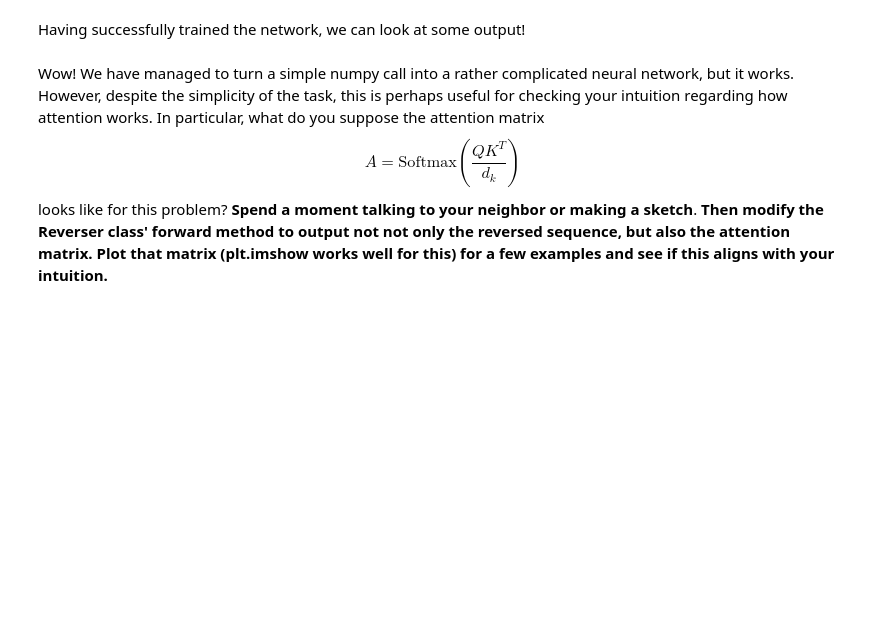
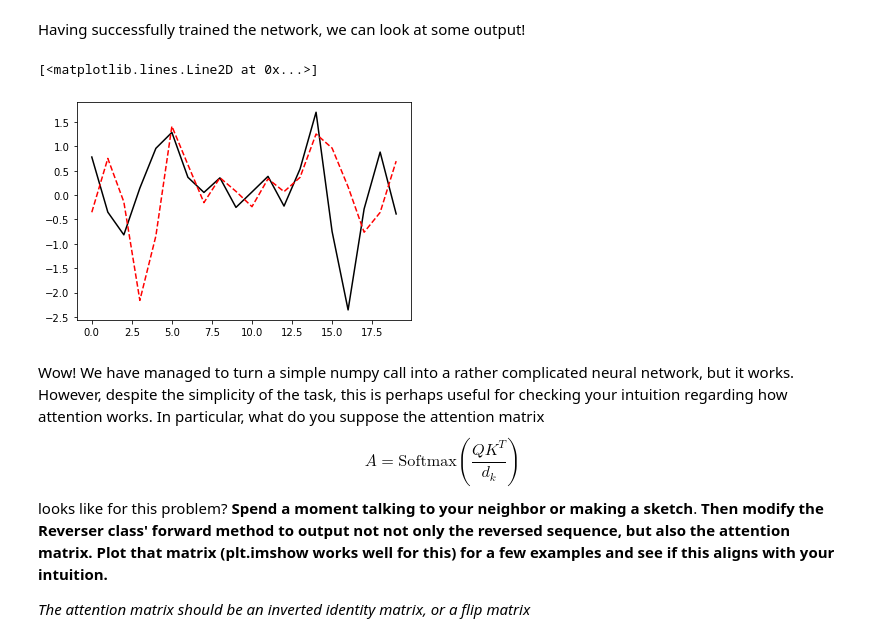
Before and after one commit to UMT-CSCI-591-Deep-Learning-2022/Week_7_Attention, a Jupyter notebook: ReverseNet.ipynb, the cells around one changed output. Cells and saved outputs as stored; diff of their text form; code cells hidden in the pictures; blank space fills up the shorter version.

Commit message:
Anna Marbut Completed Week_7_Attention exercise

```diff
--- a/ReverseNet.ipynb
+++ b/ReverseNet.ipynb
@@ -46,4 +58,5 @@ $$
 where $i$ is the sequence index.  The resulting encoding vector is zero at the zero-th position and one at the last.  Note that this choice throws away the objective notion of distance, which one could imagine to be useful for more complicated language modelling tasks where that actual objective distance might be an important indicator of, say, how related two words are.  In our task that distance is not important, and the simple encoding of relative position that the above equation affords works very well.  **Write a function that takes a sequence length $n_{in}$ and produces the positional encoding.  (This should be basically a one-liner)**
 # %%
 def get_positional_encoding(n_in):
-    return None # Implement positional encoding in range [0,1]
+    enc = torch.Tensor([[i/n_in] for i in range(n_in)])
+    return enc # Implement positional encoding in range [0,1]
@@ -92,18 +139,28 @@ Now that we have a means of generating keys and queries, all we need to do is to
 - applies the attention matrix to the input sequence to produce the output sequence
 # %%
 class Reverser(torch.nn.Module):
-    def __init__(self):
+    def __init__(self,d_k, d_h):
         # This init method should initialize key and query networks
         super(Reverser, self).__init__()
+        self.d_k = d_k
+        self.d_h = d_h
+        self.query = QueryNet(self.d_k,self.d_h)
+        self.key = KeyNet(self.d_k,self.d_h)
+
 
     def forward(self,V):
-        # generate positional encodings
-        # compute query and key matrices
-        # compute attention matrix
-        # produce output sequence
-        return None
+        enc = get_positional_encoding(len(V))
+        q = self.query(enc)
+        k = self.key(enc)
 
-reverser = Reverser() # You may wish to add arguments to the constructor
+        m = torch.nn.Softmax(dim=1)
+        attn = m(torch.matmul(q,torch.t(k))/self.d_k)
+
+        rev = torch.matmul(attn,V)
+        return rev, attn
+
+
+reverser = Reverser(100, 50) # You may wish to add arguments to the constructor
 # %% [markdown]
 ## Training
 Of course this network will not yet be skillful at reversing sequences because it hasn't been trained.  We can implement a simple training loop
@@ -130,12 +208,17 @@ for i in range(n_epochs):
 Having successfully trained the network, we can look at some output!
 # %%
 v,_ = generator(20)
-v_r = reverser(v)
+v_r, attn = reverser(v)
 plt.plot(v,'k-')
 plt.plot(v_r.detach(),'r--')
+# %% [output]
+[<matplotlib.lines.Line2D at 0x...>]
+[figure, added]
 # %% [markdown]
 Wow!  We have managed to turn a simple numpy call into a rather complicated neural network, but it works.  However, despite the simplicity of the task, this is perhaps useful for checking your intuition regarding how attention works.  In particular, what do you suppose the attention matrix
 $$
 A = \text{Softmax}\left(\frac{Q K^T}{d_k}\right)
 $$
 looks like for this problem?  **Spend a moment talking to your neighbor or making a sketch**.  **Then modify the Reverser class' forward method to output not not only the reversed sequence, but also the attention matrix.  Plot that matrix (plt.imshow works well for this) for a few examples and see if this aligns with your intuition.**
+
+*The attention matrix should be an inverted identity matrix, or a flip matrix*
```
Also changed, not shown: parts of 5 cells of this notebook.
